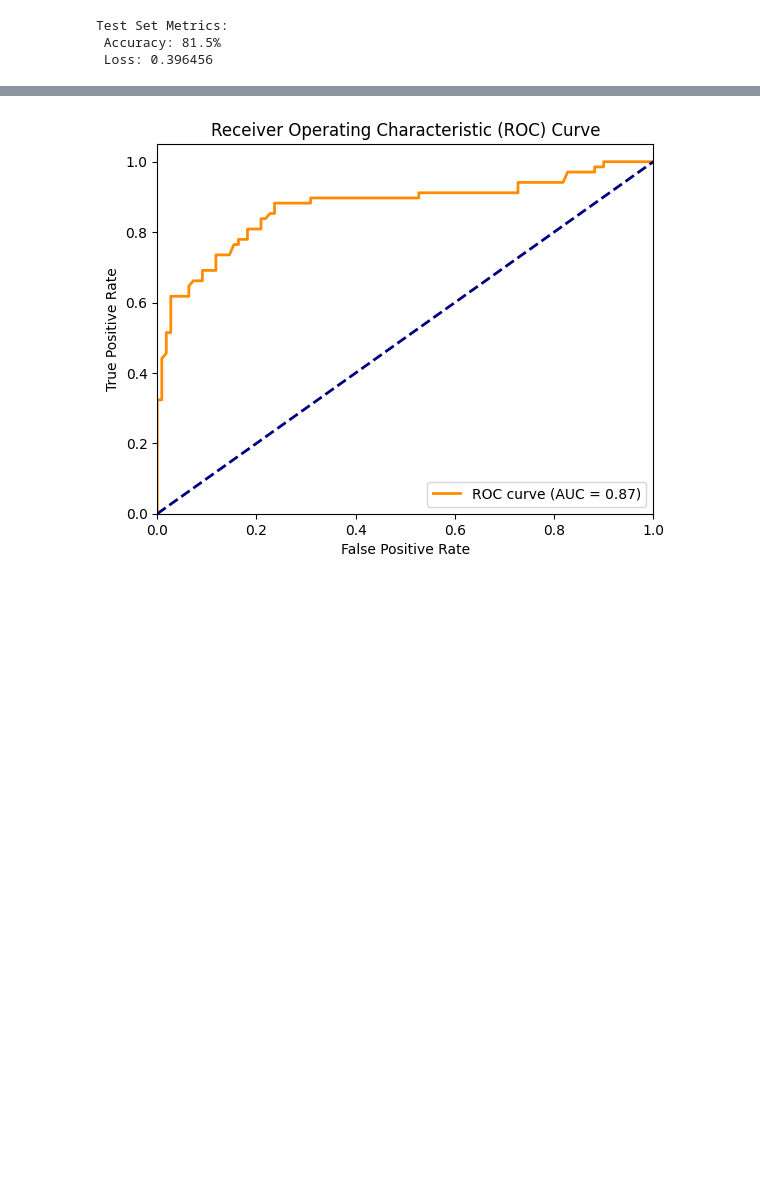
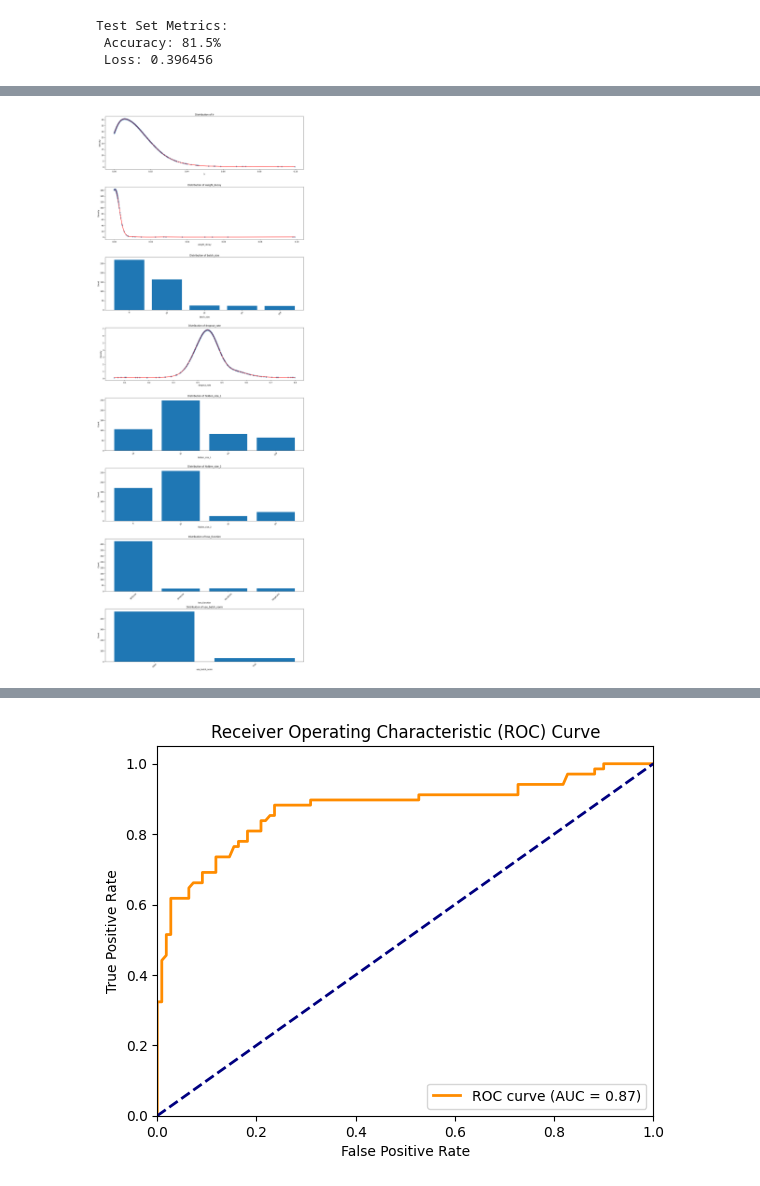
Before and after one commit to lunathanael/MDST-Onboarding, a Jupyter notebook: Optional-Challenges/DL/titanic.ipynb, the cells around one changed output, grey strips where cells are left out. Saved outputs shown, nothing was run; the diff lists cells and outputs as text; code cells hidden in the pictures; blank space fills up the shorter version.

```diff
--- a/Optional-Challenges/DL/titanic.ipynb
+++ b/Optional-Challenges/DL/titanic.ipynb
@@ -625,0 +631,86 @@ Best trial:
+# %%
+import optuna.importance
+from optuna.visualization import plot_param_importances, plot_optimization_history, plot_parallel_coordinate, plot_slice
+import matplotlib.pyplot as plt
+import numpy as np
+from scipy.stats import gaussian_kde
+from scipy.interpolate import make_interp_spline
+
+# Calculate importance of hyperparameters
+importance = optuna.importance.get_param_importances(study)
+print("\nHyperparameter Importance:")
+for param, score in importance.items():
+    print(f"  {param}: {score:.4f}")
+
+# Optuna plots
+plot_param_importances(study).show()
+plot_optimization_history(study).show()
+plot_parallel_coordinate(study).show()
+
+# Plot slice plot for the most important parameter
+most_important_param = max(importance, key=importance.get)
+plot_slice(study, params=[most_important_param]).show()
+
+# Analyze the distribution of tried values for each parameter
+categorical_params = ['batch_size', 'hidden_size_1', 'hidden_size_2', 'loss_function']
+boolean_params = ['use_batch_norm']
+continuous_params = [param for param in best_params.keys() if param not in categorical_params and param not in boolean_params]
+
+fig, axs = plt.subplots(len(best_params), 1, figsize=(15, 5*len(best_params)))
+
+for i, param in enumerate(best_params.keys()):
+    values = [t.params[param] for t in study.trials if param in t.params]
+
+    if param in categorical_params or param in boolean_params:
+        unique_values, counts = np.unique(values, return_counts=True)
+        axs[i].bar(range(len(unique_values)), counts)
+        axs[i].set_xticks(range(len(unique_values)))
+        axs[i].set_xticklabels(unique_values, rotation=45)
+    else:
+        # For continuous parameters, use a scatter plot with a best-fit line
+        x = np.array(values)
+        y = gaussian_kde(x)(x)  # Estimate the density
+
+        # Sort the points by x, so that the line will be properly connected
+        idx = x.argsort()
+        x = x[idx]
+        y = y[idx]
+
+        # Create the scatter plot
+        axs[i].scatter(x, y, alpha=0.5)
+
+        # Create a smooth line using interpolation
+        spl = make_interp_spline(x, y, k=3)  # type: BSpline
+        x_smooth = np.linspace(x.min(), x.max(), 300)
+        y_smooth = spl(x_smooth)
+
+        # Plot the smooth line
+        axs[i].plot(x_smooth, y_smooth, 'r-', linewidth=2)
+
+    axs[i].set_title(f'Distribution of {param}')
+    axs[i].set_xlabel(param)
+    axs[i].set_ylabel('Density' if param not in categorical_params and param not in boolean_params else 'Count')
+
+plt.tight_layout()
+plt.show()
+
+# Print summary statistics for each parameter
+print("\nParameter Summary Statistics:")
+for param in best_params.keys():
+    values = [t.params[param] for t in study.trials if param in t.params]
+    if param in categorical_params or param in boolean_params:
+        print(f"\n{param}:")
+        unique_values, counts = np.unique(values, return_counts=True)
+        mode_index = np.argmax(counts)
+        print(f"  Mode: {unique_values[mode_index]}")
+        print(f"  Value Counts:")
+        for value, count in zip(unique_values, counts):
+            print(f"    {value}: {count}")
+    else:
+        print(f"\n{param}:")
+        print(f"  Mean: {np.mean(values):.4f}")
+        print(f"  Median: {np.median(values):.4f}")
+        print(f"  Std Dev: {np.std(values):.4f}")
+        print(f"  Min: {np.min(values):.4f}")
+        print(f"  Max: {np.max(values):.4f}")
+# %% [output]
@@ -625,0 +726 @@ Best trial:
+[figure, added]
```
Also changed, not shown: parts of 5 cells of this notebook, 1 other file.
